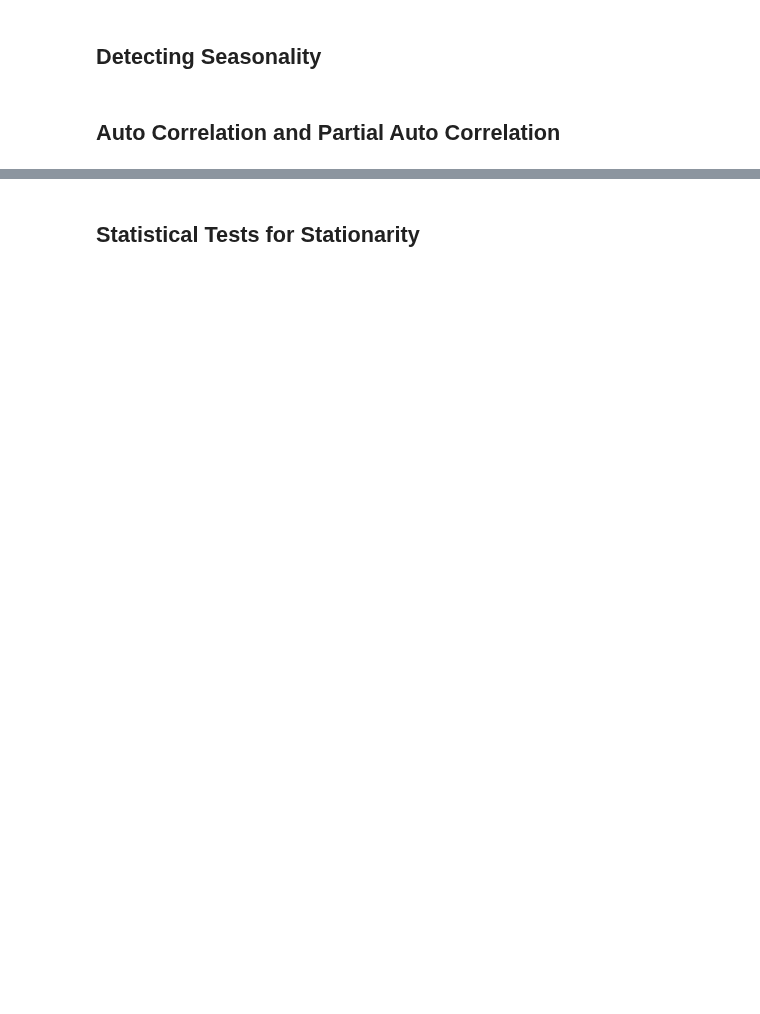
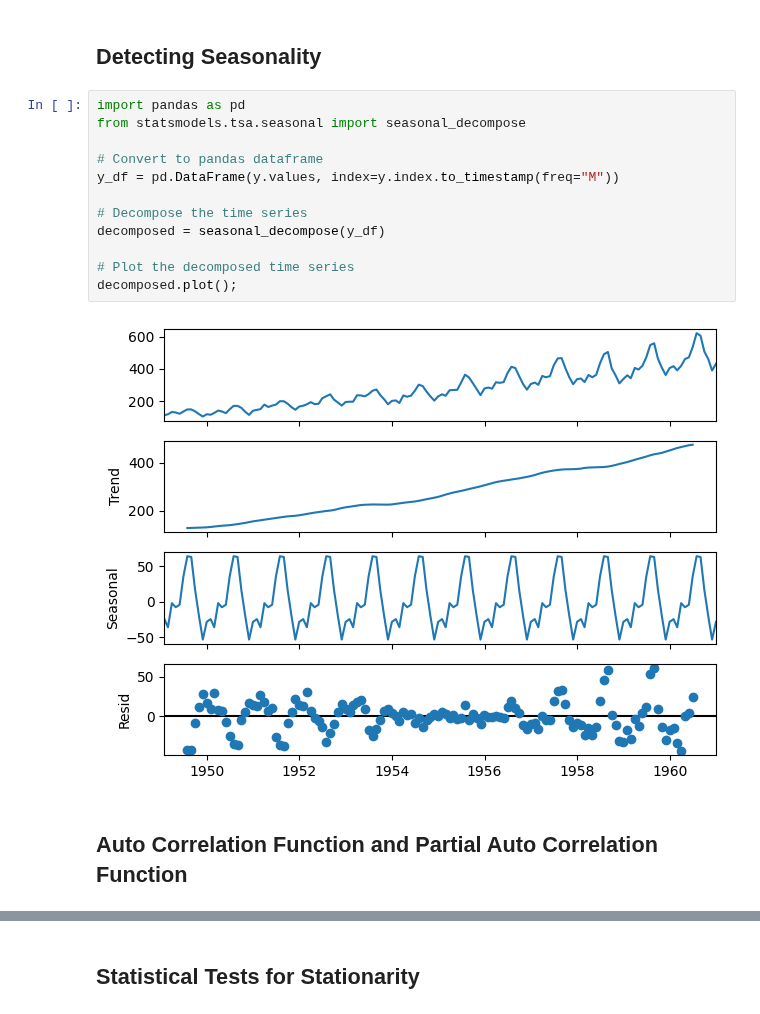
Before and after one commit to smortezah/portfolio, a Jupyter notebook: time-series/sktime.ipynb, the cells around one changed output, grey strips where cells are left out. Saved outputs shown, nothing was run; the diff lists cells and outputs as text; blank space fills up the shorter version.

```diff
--- a/time-series/sktime.ipynb
+++ b/time-series/sktime.ipynb
@@ -13,4 +39,18 @@ DEPRECATION: textract 1.6.5 has a non-standard dependency specifier extract-msg<
 # %% [markdown]
 ## Detecting Seasonality
+# %%
+import pandas as pd
+from statsmodels.tsa.seasonal import seasonal_decompose
+
+# Convert to pandas dataframe
+y_df = pd.DataFrame(y.values, index=y.index.to_timestamp(freq="M"))
+
+# Decompose the time series
+decomposed = seasonal_decompose(y_df)
+
+# Plot the decomposed time series
+decomposed.plot();
+# %% [output]
+[figure, added]
 # %% [markdown]
-## Auto Correlation and Partial Auto Correlation
+## Auto Correlation Function and Partial Auto Correlation Function
```
Also changed, not shown: parts of 18 cells of this notebook.
